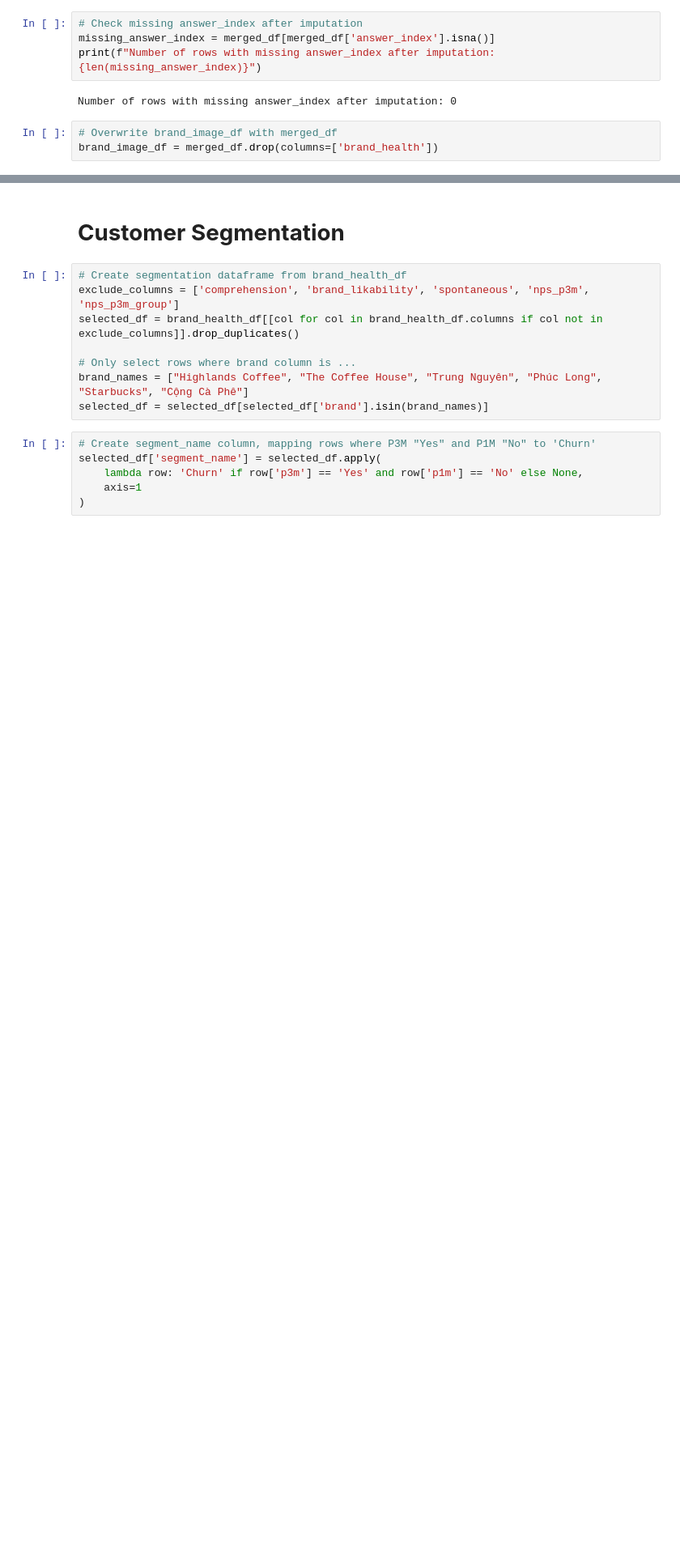
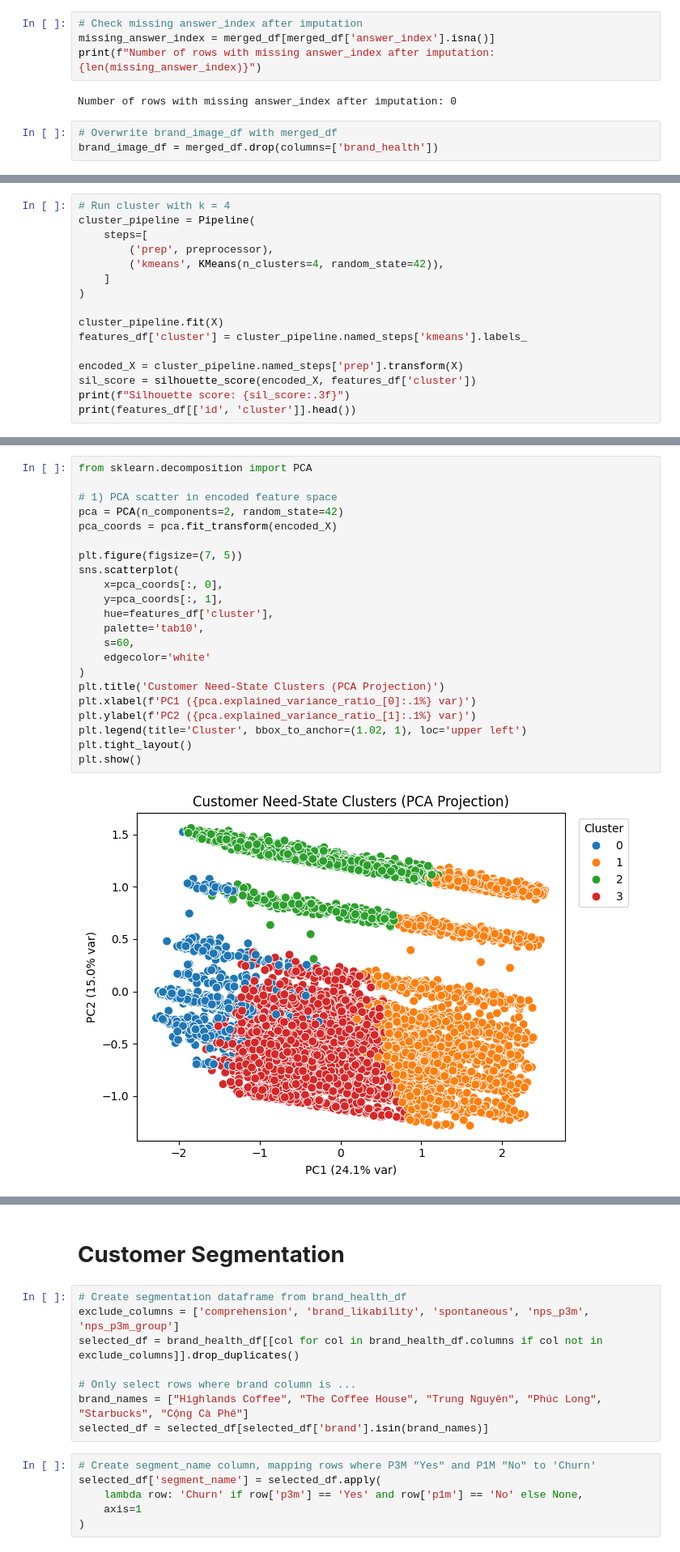
Before and after one commit to Truong2003-tqd/Highlands-Customer-Analysis, a Jupyter notebook: Preprocessing Notebook/preprocessing.ipynb, the cells around one changed output, grey strips where cells are left out. Shown at 81% size. Drawn from its saved outputs; the diff is of its cells as text; blank space fills up the shorter version.

```diff
--- a/Preprocessing Notebook/preprocessing.ipynb
+++ b/Preprocessing Notebook/preprocessing.ipynb
@@ -2233,0 +2259,16 @@ brand_image_df = merged_df.drop(columns=['brand_health'])
+# %%
+# Run cluster with k = 4
+cluster_pipeline = Pipeline(
+    steps=[
+        ('prep', preprocessor),
+        ('kmeans', KMeans(n_clusters=4, random_state=42)),
+    ]
+)
+
+cluster_pipeline.fit(X)
+features_df['cluster'] = cluster_pipeline.named_steps['kmeans'].labels_
+
+encoded_X = cluster_pipeline.named_steps['prep'].transform(X)
+sil_score = silhouette_score(encoded_X, features_df['cluster'])
+print(f"Silhouette score: {sil_score:.3f}")
+print(features_df[['id', 'cluster']].head())
@@ -2233,0 +2283,24 @@ brand_image_df = merged_df.drop(columns=['brand_health'])
+# %%
+from sklearn.decomposition import PCA
+
+# 1) PCA scatter in encoded feature space
+pca = PCA(n_components=2, random_state=42)
+pca_coords = pca.fit_transform(encoded_X)
+
+plt.figure(figsize=(7, 5))
+sns.scatterplot(
+    x=pca_coords[:, 0],
+    y=pca_coords[:, 1],
+    hue=features_df['cluster'],
+    palette='tab10',
+    s=60,
+    edgecolor='white'
+)
+plt.title('Customer Need-State Clusters (PCA Projection)')
+plt.xlabel(f'PC1 ({pca.explained_variance_ratio_[0]:.1%} var)')
+plt.ylabel(f'PC2 ({pca.explained_variance_ratio_[1]:.1%} var)')
+plt.legend(title='Cluster', bbox_to_anchor=(1.02, 1), loc='upper left')
+plt.tight_layout()
+plt.show()
+# %% [output]
+[figure, added]
```
Also changed, not shown: parts of 25 cells of this notebook, 2 other files.
